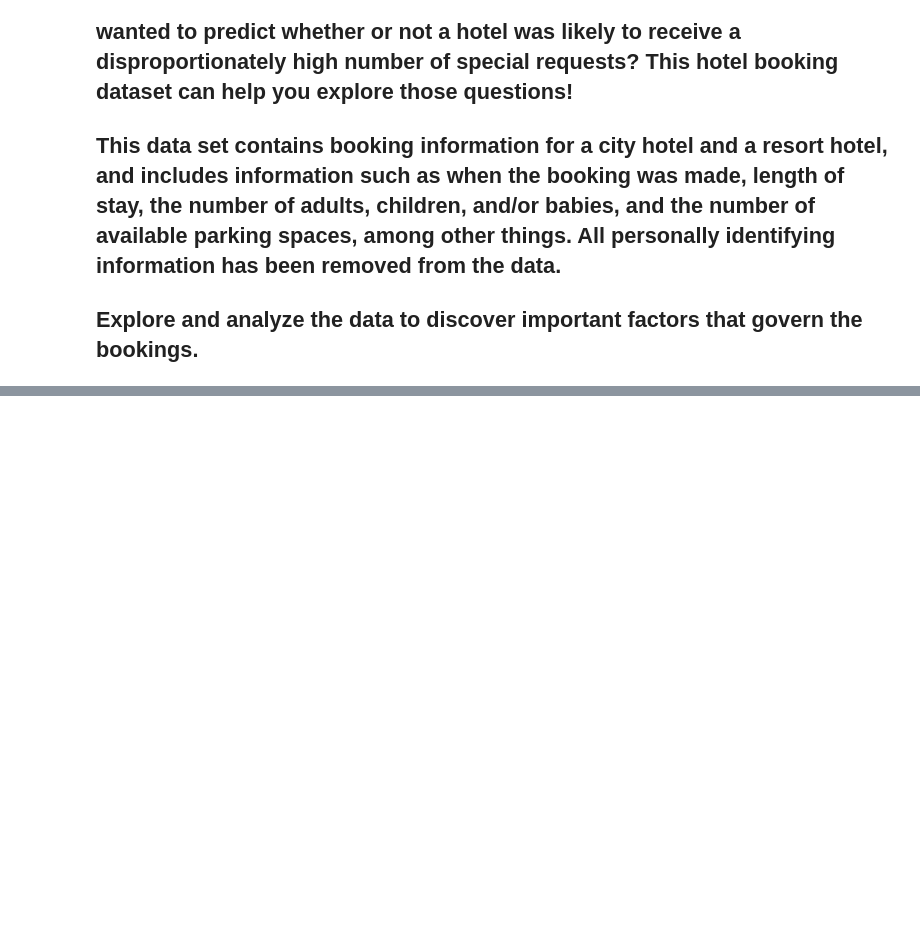
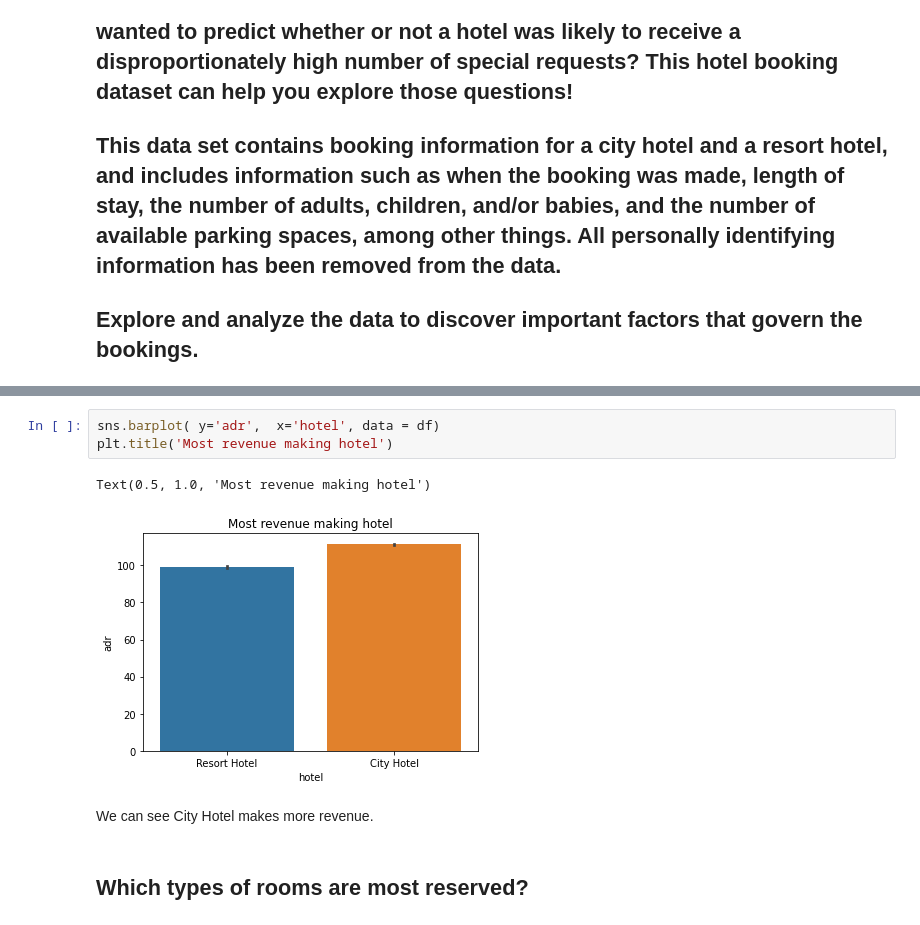
Before and after one commit to koushikdas28/Capstone-1-Hotel-Booking-Analysis-Koushik-Das, a Jupyter notebook: Individual_notebook.ipynb, the cells around one changed output, grey strips where cells are left out. Cells and saved outputs as stored; diff of their text form; blank space fills up the shorter version.

```diff
--- a/Individual_notebook.ipynb
+++ b/Individual_notebook.ipynb
@@ -8,0 +393,10 @@
+# %%
+sns.barplot( y='adr',  x='hotel', data = df)
+plt.title('Most revenue making hotel')
+# %% [output]
+Text(0.5, 1.0, 'Most revenue making hotel')
+[figure, added]
+# %% [markdown]
+We can see City Hotel makes more revenue.
+# %% [markdown]
+## Which types of rooms are most reserved?
```
Also changed, not shown: parts of 94 cells of this notebook.
